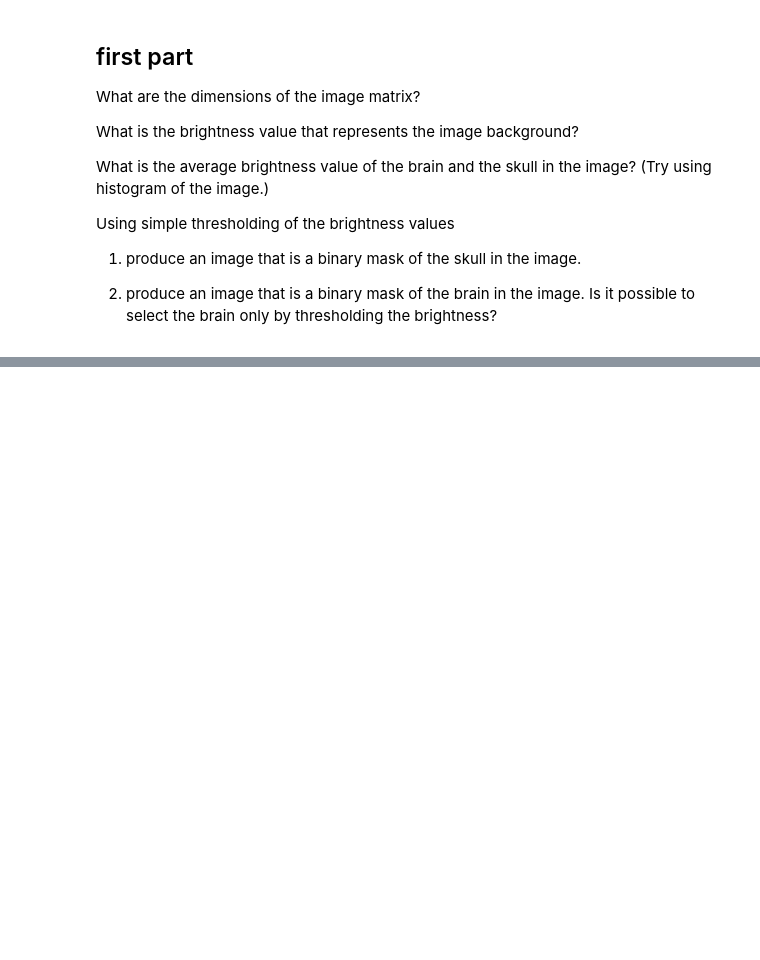
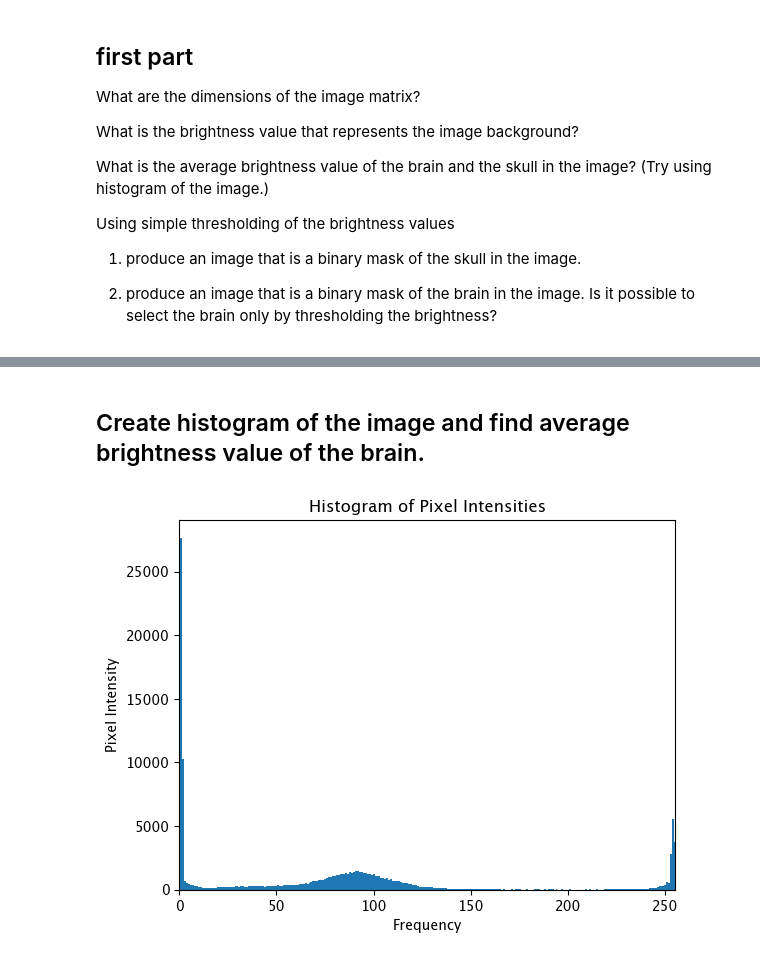
Before and after one commit to thuuyens/ZSL_HW, a Jupyter notebook: lab1/lab1_nguyet79.ipynb, the cells around one changed output, grey strips where cells are left out. Saved outputs shown, nothing was run; the diff lists cells and outputs as text; code cells hidden in the pictures; blank space fills up the shorter version.

```diff
--- a/lab1/lab1_nguyet79.ipynb
+++ b/lab1/lab1_nguyet79.ipynb
@@ -25,0 +35,13 @@ Using simple thresholding of the brightness values
+# %% [markdown]
+## Create histogram of the image and find average brightness value of the brain.
+# %%
+hist, bins = np.histogram(img.flatten(), bins=256, range=[0, 256])
+
+plt.bar(bins[:-1], hist, width=1)
+plt.title('Histogram of Pixel Intensities')
+plt.ylabel('Pixel Intensity')
+plt.xlabel('Frequency')
+plt.xlim([0, 255])
+plt.show()
+# %% [output]
+[figure, added]
```
Also changed, not shown: parts of 15 cells of this notebook, 55 other files.
